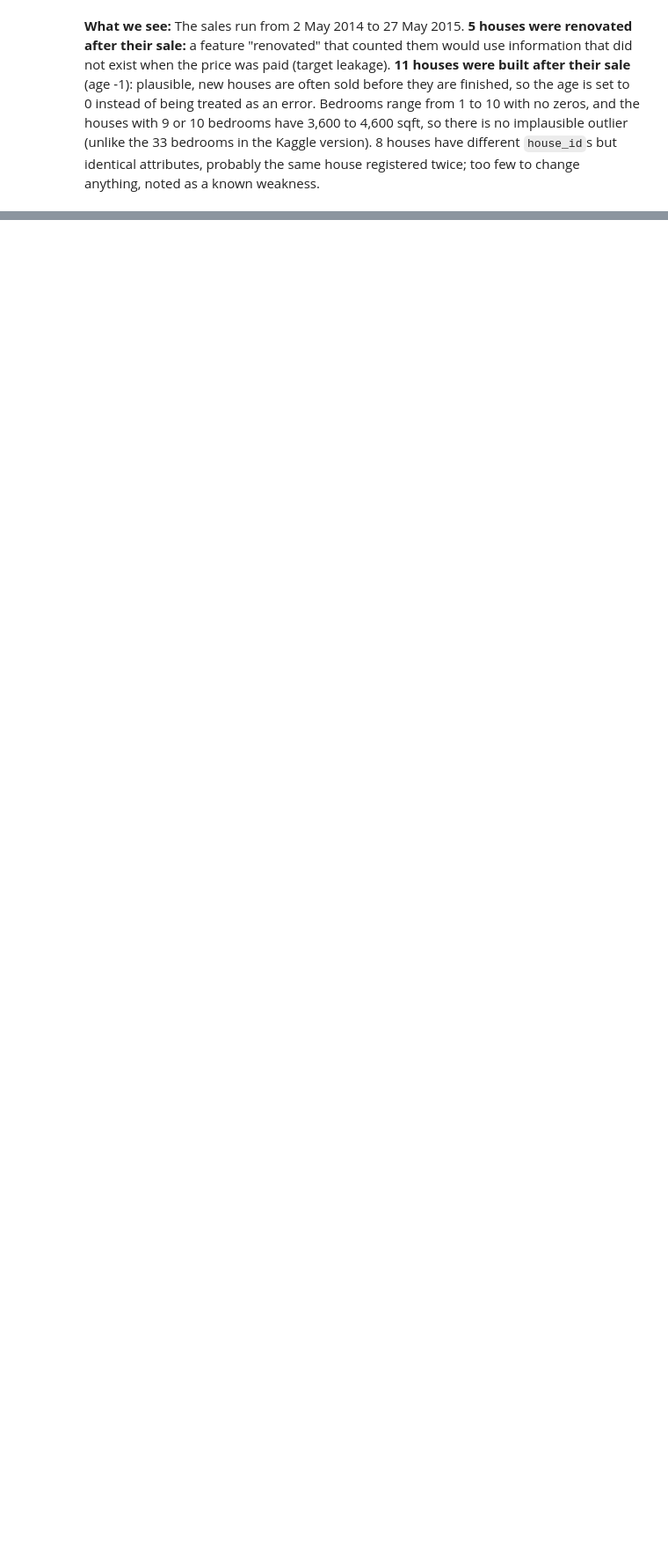
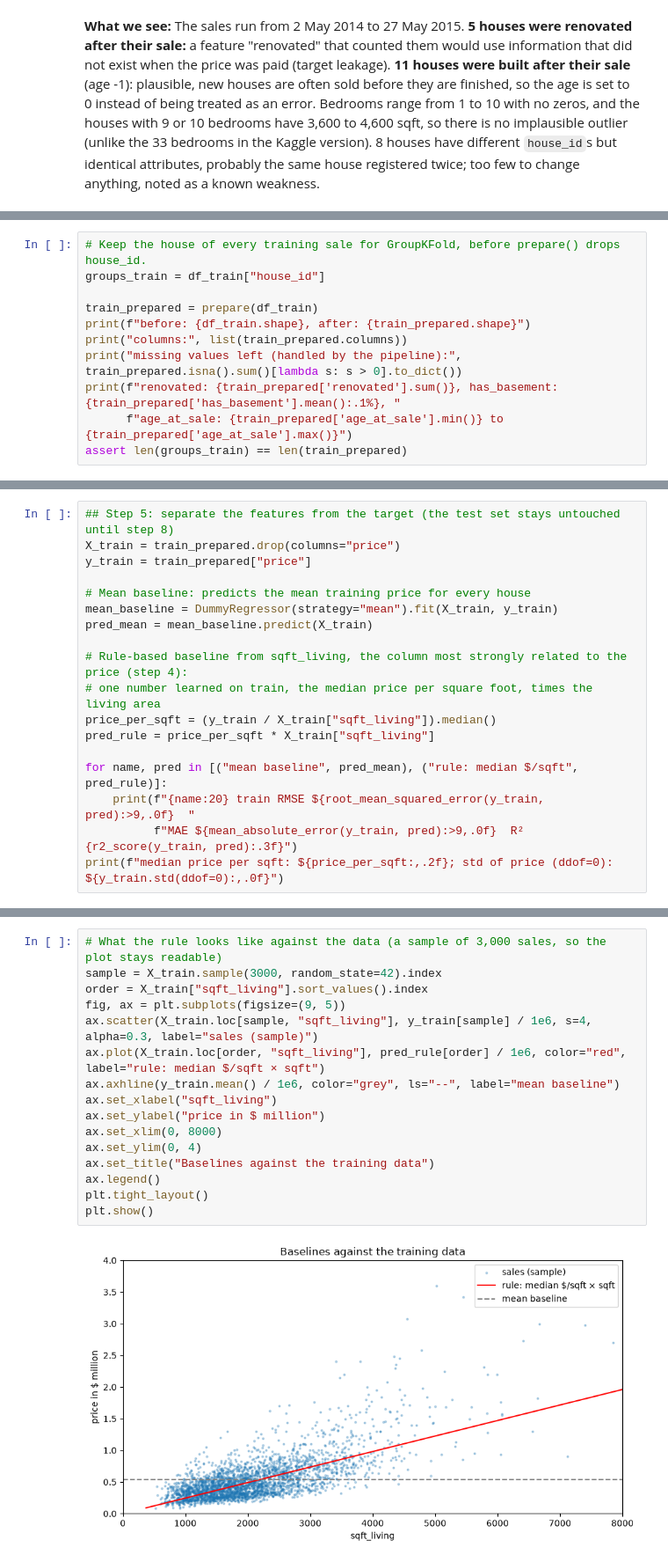
Before and after one commit to dynamic-dome/amle-project-king-county, a Jupyter notebook: 02_king_county_project_dominic.ipynb, the cells around one changed output, grey strips where cells are left out. Shown at 88% size. Saved outputs shown, nothing was run; the diff lists cells and outputs as text; blank space fills up the shorter version.

Commit message:
Step 4-5: prepare() with the hand changes, mean and rule-based baselines

```diff
--- a/02_king_county_project_dominic.ipynb
+++ b/02_king_county_project_dominic.ipynb
@@ -453,0 +476,11 @@ These rules learn nothing from the data, so they can be applied row by row befor
+# %%
+# Keep the house of every training sale for GroupKFold, before prepare() drops house_id.
+groups_train = df_train["house_id"]
+
+train_prepared = prepare(df_train)
+print(f"before: {df_train.shape}, after: {train_prepared.shape}")
+print("columns:", list(train_prepared.columns))
+print("missing values left (handled by the pipeline):", train_prepared.isna().sum()[lambda s: s > 0].to_dict())
+print(f"renovated: {train_prepared['renovated'].sum()}, has_basement: {train_prepared['has_basement'].mean():.1%}, "
+      f"age_at_sale: {train_prepared['age_at_sale'].min()} to {train_prepared['age_at_sale'].max()}")
+assert len(groups_train) == len(train_prepared)
@@ -453,0 +498,18 @@ These rules learn nothing from the data, so they can be applied row by row befor
+# %%
+## Step 5: separate the features from the target (the test set stays untouched until step 8)
+X_train = train_prepared.drop(columns="price")
+y_train = train_prepared["price"]
+
+# Mean baseline: predicts the mean training price for every house
+mean_baseline = DummyRegressor(strategy="mean").fit(X_train, y_train)
+pred_mean = mean_baseline.predict(X_train)
+
+# Rule-based baseline from sqft_living, the column most strongly related to the price (step 4):
+# one number learned on train, the median price per square foot, times the living area
+price_per_sqft = (y_train / X_train["sqft_living"]).median()
+pred_rule = price_per_sqft * X_train["sqft_living"]
+
+for name, pred in [("mean baseline", pred_mean), ("rule: median $/sqft", pred_rule)]:
+    print(f"{name:20} train RMSE ${root_mean_squared_error(y_train, pred):>9,.0f}  "
+          f"MAE ${mean_absolute_error(y_train, pred):>9,.0f}  R² {r2_score(y_train, pred):.3f}")
+print(f"median price per sqft: ${price_per_sqft:,.2f}; std of price (ddof=0): ${y_train.std(ddof=0):,.0f}")
@@ -453,0 +520,18 @@ These rules learn nothing from the data, so they can be applied row by row befor
+# %%
+# What the rule looks like against the data (a sample of 3,000 sales, so the plot stays readable)
+sample = X_train.sample(3000, random_state=42).index
+order = X_train["sqft_living"].sort_values().index
+fig, ax = plt.subplots(figsize=(9, 5))
+ax.scatter(X_train.loc[sample, "sqft_living"], y_train[sample] / 1e6, s=4, alpha=0.3, label="sales (sample)")
+ax.plot(X_train.loc[order, "sqft_living"], pred_rule[order] / 1e6, color="red", label="rule: median $/sqft × sqft")
+ax.axhline(y_train.mean() / 1e6, color="grey", ls="--", label="mean baseline")
+ax.set_xlabel("sqft_living")
+ax.set_ylabel("price in $ million")
+ax.set_xlim(0, 8000)
+ax.set_ylim(0, 4)
+ax.set_title("Baselines against the training data")
+ax.legend()
+plt.tight_layout()
+plt.show()
+# %% [output]
+[figure, added]
```
Also changed, not shown: parts of 7 cells of this notebook, 1 other file.
